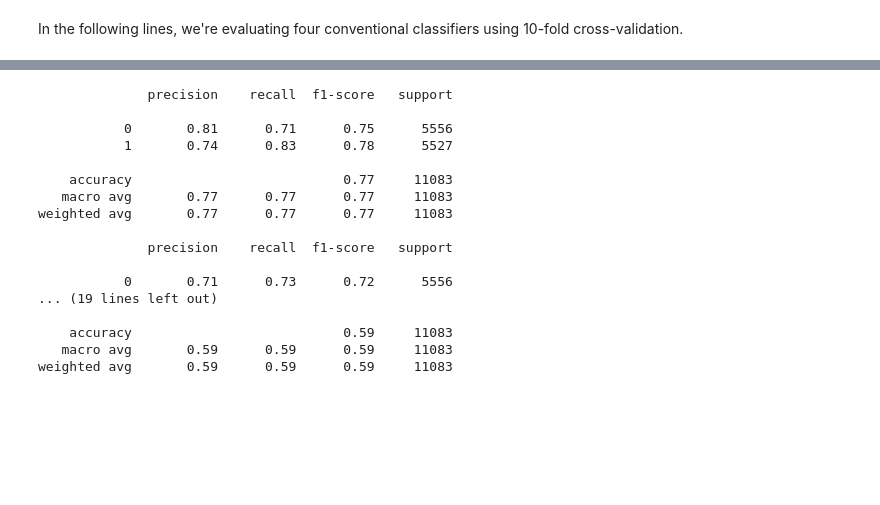
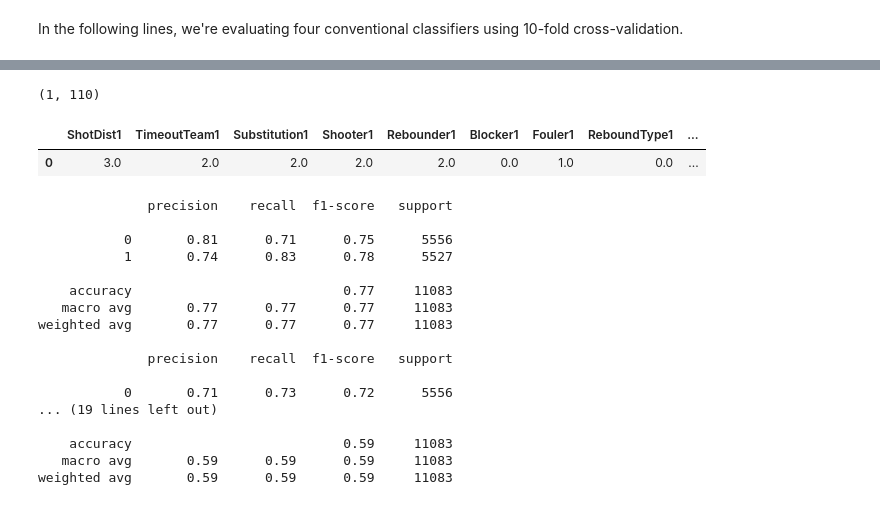
Before and after one commit to isevr/NBA_runs_prediction, a Jupyter notebook: cNN LE.ipynb, the cells around one changed output, grey strips where cells are left out. Saved outputs shown, nothing was run; the diff lists cells and outputs as text; code cells hidden in the pictures; blank space fills up the shorter version.

```diff
--- a/cNN LE.ipynb
+++ b/cNN LE.ipynb
@@ -527,0 +566,4 @@ In the following lines, we're evaluating four conventional classifiers using 10-
+# %%
+missing = np.clip(np.round(x_missing), 0, 3)
+
+full = np.concatenate([x_partial,missing],axis=1)
@@ -528,3 +578,15 @@ In the following lines, we're evaluating four conventional classifiers using 10-
+# %%
+X_train.iloc[0].to_frame().T.shape
+# %% [output]
+(1, 110)
+# %%
+predicted_full = pd.DataFrame(full.reshape(-1,110))
+predicted_full.columns = X_train.columns
+# %%
+predicted_full
+# %% [output]
+|  | ShotDist1 | TimeoutTeam1 | Substitution1 | Shooter1 | Rebounder1 | Blocker1 | Fouler1 | ReboundType1 | ... |
+| 0 | 3.0 | 2.0 | 2.0 | 2.0 | 2.0 | 0.0 | 1.0 | 0.0 | ... |
 # %%
 model.save('pretrained_model_le.keras')
 np.save('training_history_le.npy', history.history)
```
Also changed, not shown: parts of 4 cells of this notebook.
